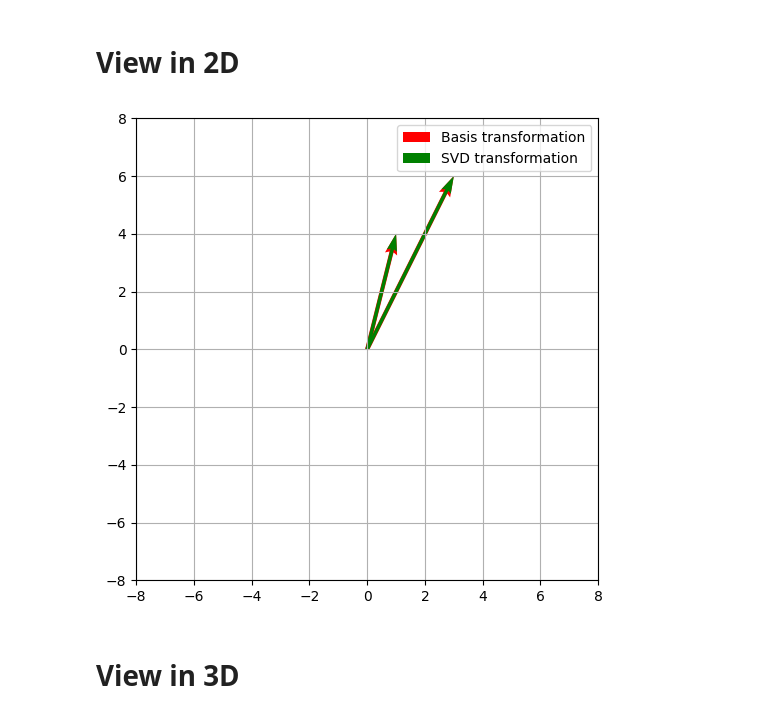
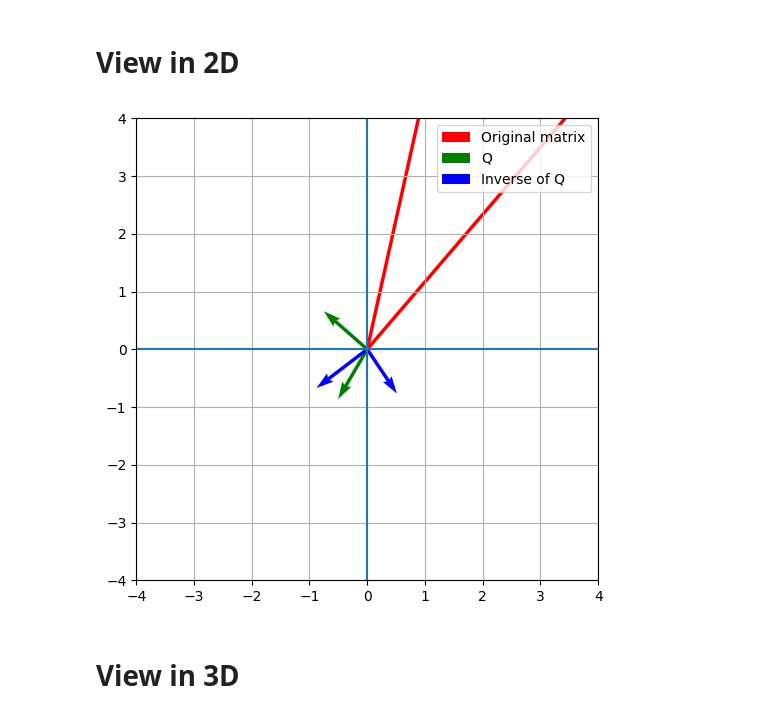
Before and after one commit to CoderAalok/Python_Libraries, a Jupyter notebook: Math for Machine Learning/Eigenvectors_Eigenvalues.ipynb, the cells around one changed output. Saved outputs shown, nothing was run; the diff lists cells and outputs as text; code cells hidden in the pictures.

```diff
--- a/Math for Machine Learning/Eigenvectors_Eigenvalues.ipynb
+++ b/Math for Machine Learning/Eigenvectors_Eigenvalues.ipynb
@@ -442,20 +452,37 @@ Re-build originla matrix A =
 # %% [markdown]
 # View in 2D
 # %%
+# # origin
+origin = np.zeros(A.shape)
+
 fig, ax = plt.subplots(figsize=(8,6))
 
-ax.quiver(*origin, *Ax, angles="xy", scale_units="xy", scale=1, color='r', width=0.009, label="Basis transformation")
-ax.quiver(*origin, *res, angles="xy", scale_units="xy", scale=1, color='g', label="SVD transformation")
+# Original matrix
+ax.quiver(*origin, *Ax, angles='xy', scale_units='xy', scale=1, color='r', label='Original matrix')
 
+# SVD
+# ax.quiver(*origin, *U, angles='xy', scale_units='xy', scale=1, color='y', label='LSV')
+# ax.quiver(*origin, *VT, angles='xy', scale_units='xy', scale=1, color='k', label='RSV')
+
+# Eigendecomposition
+ax.quiver(*origin, *Q, angles='xy', scale_units='xy', scale=1, color='g', label='Q')
+ax.quiver(*origin, *inv_Q, angles='xy', scale_units='xy', scale=1, color='b', label='Inverse of Q')
+
+
+# axes
+ax.axhline(0)
+ax.axvline(0)
+
+# figure
 ax.grid()
-ax.set_xlim(-8, 8)
-ax.set_ylim(-8, 8)
+ax.set_xlim(-4, 4)
+ax.set_ylim(-4, 4)
 ax.set_aspect("equal")
 ax.legend()
 
 plt.show()
 # %% [output]
-[figure, old version]
+[figure, new version]
 # %% [markdown]
 # View in 3D
 # %%
```
Also changed, not shown: parts of 9 cells of this notebook, 3 other files.
